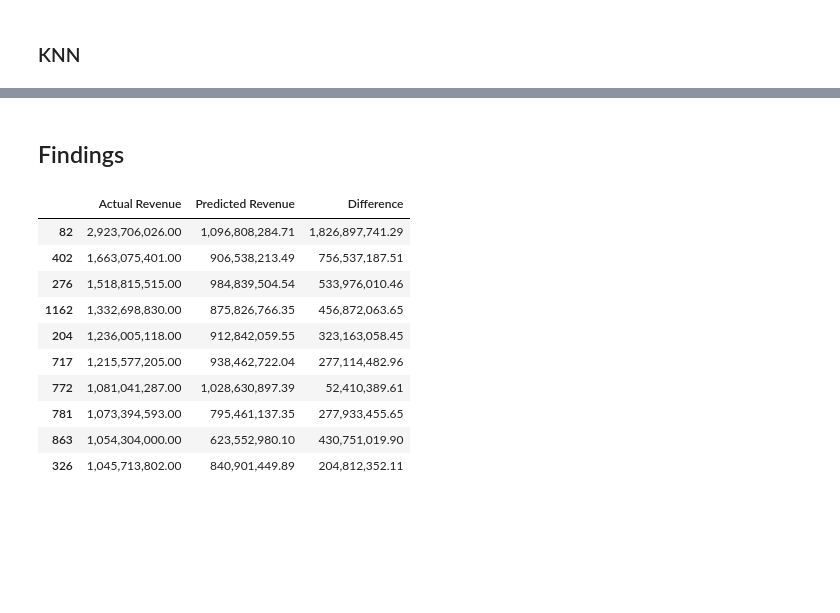
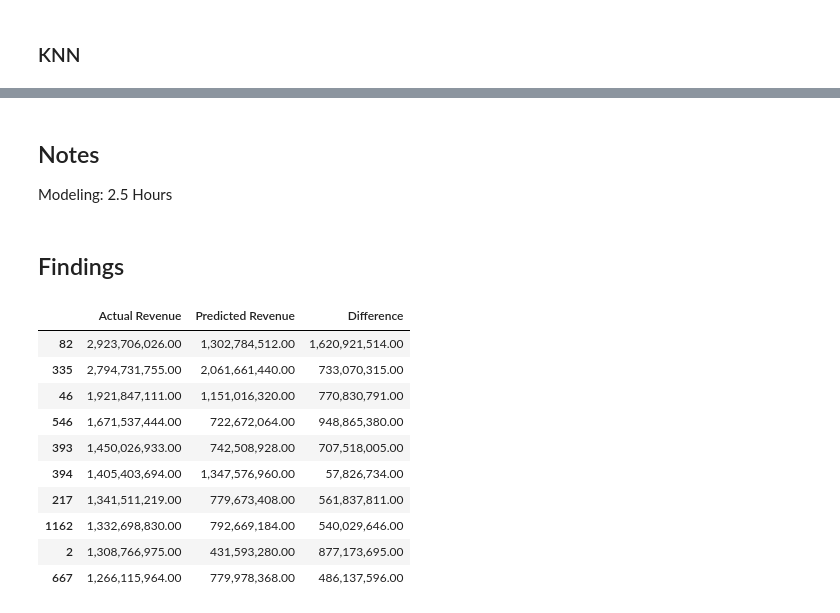
Before and after one commit to griffin-brown-95/movie-projects, a Jupyter notebook: movies_tmdb.ipynb, the cells around one changed output, grey strips where cells are left out. Drawn from its saved outputs; the diff is of its cells as text; code cells hidden in the pictures; blank space fills up the shorter version.

```diff
--- a/movies_tmdb.ipynb
+++ b/movies_tmdb.ipynb
@@ -529,0 +519,30 @@ lgb.plot_importance(lgbm, figsize=(12,25))
+# %%
+# Convert the training and testing sets into DMatrix format
+train_data = xgb.DMatrix(X_train, label=y_train)
+test_data = xgb.DMatrix(X_test, label=y_test)
+
+# Define the model parameters
+xgb_params = {
+    'objective': 'reg:squarederror',
+    'eval_metric': 'rmse',
+    'learning_rate': 0.01,
+    'max_depth': 6,
+    'min_child_weight': 1,
+    'subsample': 0.9,
+    'colsample_bytree': 0.8,
+    'reg_alpha': 0.1,
+    'reg_lambda': 0.1,
+}
+
+# Train the model
+xgb_model = xgb.train(
+    params=xgb_params,
+    dtrain=train_data,
+    num_boost_round=10000,
+    evals=[(train_data, 'train'), (test_data, 'eval')],
+    early_stopping_rounds=100,
+    verbose_eval=False
+)
+
+# Predict on the test set
+xgb_y_pred = xgb_model.predict(test_data)
@@ -590,29 +598,33 @@ print(knn_metrics_df)
+# %% [markdown]
+## Notes
+
+Modeling: 2.5 Hours
 # %% [markdown]
 ## Findings
 # %%
 
 results_df = pd.DataFrame({
     'Actual Revenue': y_test,
-    'Predicted Revenue': lgbm_y_pred,
-    'Difference': y_test - lgbm_y_pred
+    'Predicted Revenue': xgb_y_pred,
+    'Difference': y_test - xgb_y_pred
 })
 
 # Sort the DataFrame by actual revenue in descending order
 results_df = results_df.sort_values(by='Actual Revenue', ascending=False)
 
 # Select the top 10 rows
 top_10_results = results_df.head(10)
 
 top_10_results
 # %% [output]
 |  | Actual Revenue | Predicted Revenue | Difference |
-| 82 | 2,923,706,026.00 | 1,096,808,284.71 | 1,826,897,741.29 |
-| 402 | 1,663,075,401.00 | 906,538,213.49 | 756,537,187.51 |
-| 276 | 1,518,815,515.00 | 984,839,504.54 | 533,976,010.46 |
-| 1162 | 1,332,698,830.00 | 875,826,766.35 | 456,872,063.65 |
-| 204 | 1,236,005,118.00 | 912,842,059.55 | 323,163,058.45 |
-| 717 | 1,215,577,205.00 | 938,462,722.04 | 277,114,482.96 |
-| 772 | 1,081,041,287.00 | 1,028,630,897.39 | 52,410,389.61 |
-| 781 | 1,073,394,593.00 | 795,461,137.35 | 277,933,455.65 |
-| 863 | 1,054,304,000.00 | 623,552,980.10 | 430,751,019.90 |
-| 326 | 1,045,713,802.00 | 840,901,449.89 | 204,812,352.11 |
+| 82 | 2,923,706,026.00 | 1,302,784,512.00 | 1,620,921,514.00 |
+| 335 | 2,794,731,755.00 | 2,061,661,440.00 | 733,070,315.00 |
+| 46 | 1,921,847,111.00 | 1,151,016,320.00 | 770,830,791.00 |
+| 546 | 1,671,537,444.00 | 722,672,064.00 | 948,865,380.00 |
+| 393 | 1,450,026,933.00 | 742,508,928.00 | 707,518,005.00 |
+| 394 | 1,405,403,694.00 | 1,347,576,960.00 | 57,826,734.00 |
+| 217 | 1,341,511,219.00 | 779,673,408.00 | 561,837,811.00 |
+| 1162 | 1,332,698,830.00 | 792,669,184.00 | 540,029,646.00 |
+| 2 | 1,308,766,975.00 | 431,593,280.00 | 877,173,695.00 |
+| 667 | 1,266,115,964.00 | 779,978,368.00 | 486,137,596.00 |
```
Also changed, not shown: parts of 20 cells of this notebook.
